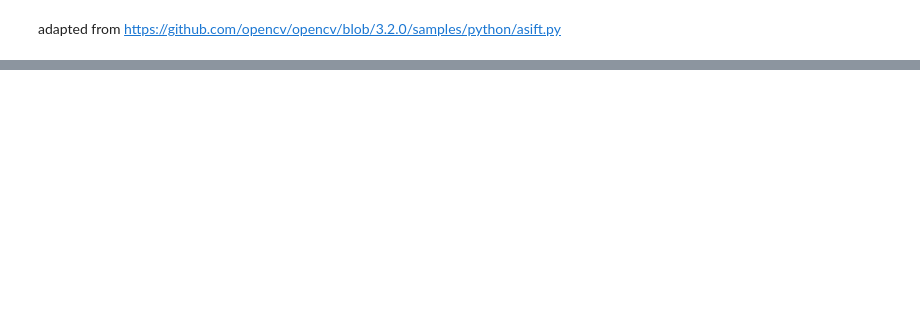
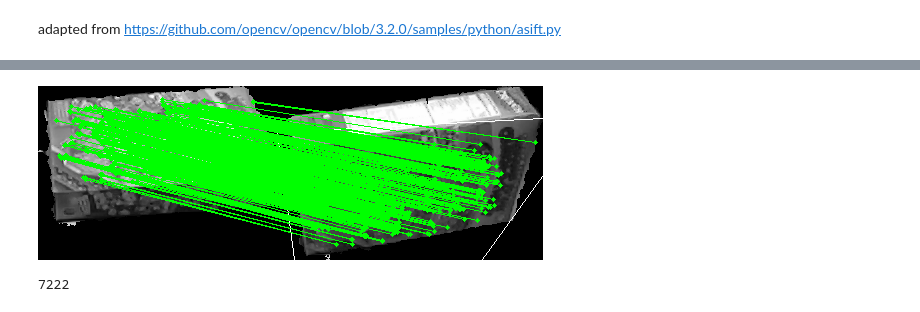
Before and after one commit to nikhil-ramakrishnan/computer-vision-hands-on, a Jupyter notebook: Problem/asift.ipynb, the cells around one changed output, grey strips where cells are left out. Saved outputs shown, nothing was run; the diff lists cells and outputs as text; code cells hidden in the pictures; blank space fills up the shorter version.

```diff
--- a/Problem/asift.ipynb
+++ b/Problem/asift.ipynb
@@ -22,9 +24,17 @@ img_4 = "/content/drive/MyDrive/Projects/cv/dataset/uncc-dataset/cereal_box_1/fu
 img_5 = "/content/drive/MyDrive/Projects/cv/dataset/uncc-dataset/cereal_box_1/full/cereal_box_1_1_5.png"
 
 
-
 img1 = cv2.imread(img_1, 0)
 img2 = cv2.imread(img_2, 0)
 img3 = cv2.imread(img_3, 0)
 img4 = cv2.imread(img_4, 0)
 img5 = cv2.imread(img_5, 0)
+
+
+images_views = [img1, img2, img3, img4, img5]
+imagesout_views = []
+h_values_views = []
+kpoints_views = []
+kp1s_views = []
+kp2s_views = []
+num_inliers_views = []
@@ -35,0 +127,4 @@ img1,h1, kpoints, kp1,kp2  = find_asift(img1, img2)
+# %%
+cv2_imshow(imagesout_pose[12])
+# %% [output]
+[figure, added]
@@ -35,0 +133,4 @@ img1,h1, kpoints, kp1,kp2  = find_asift(img1, img2)
+# %%
+max_inliers
+# %% [output]
+7222
```
Also changed, not shown: parts of 14 cells of this notebook.
